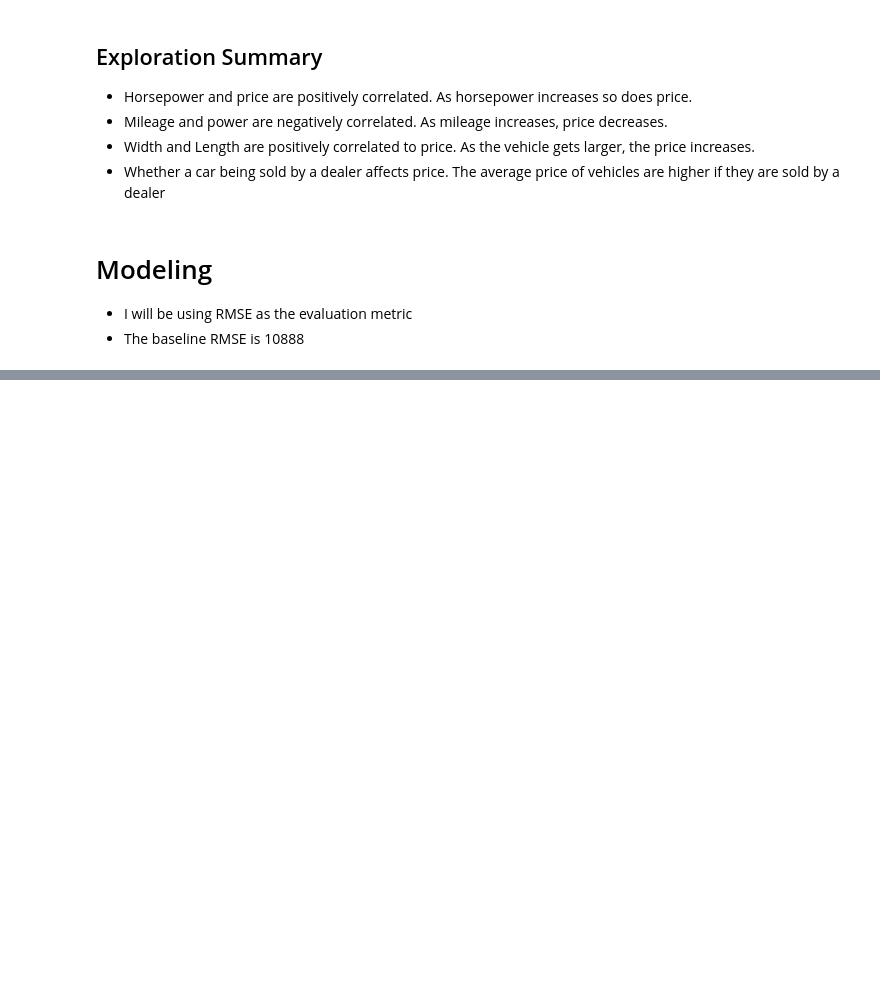
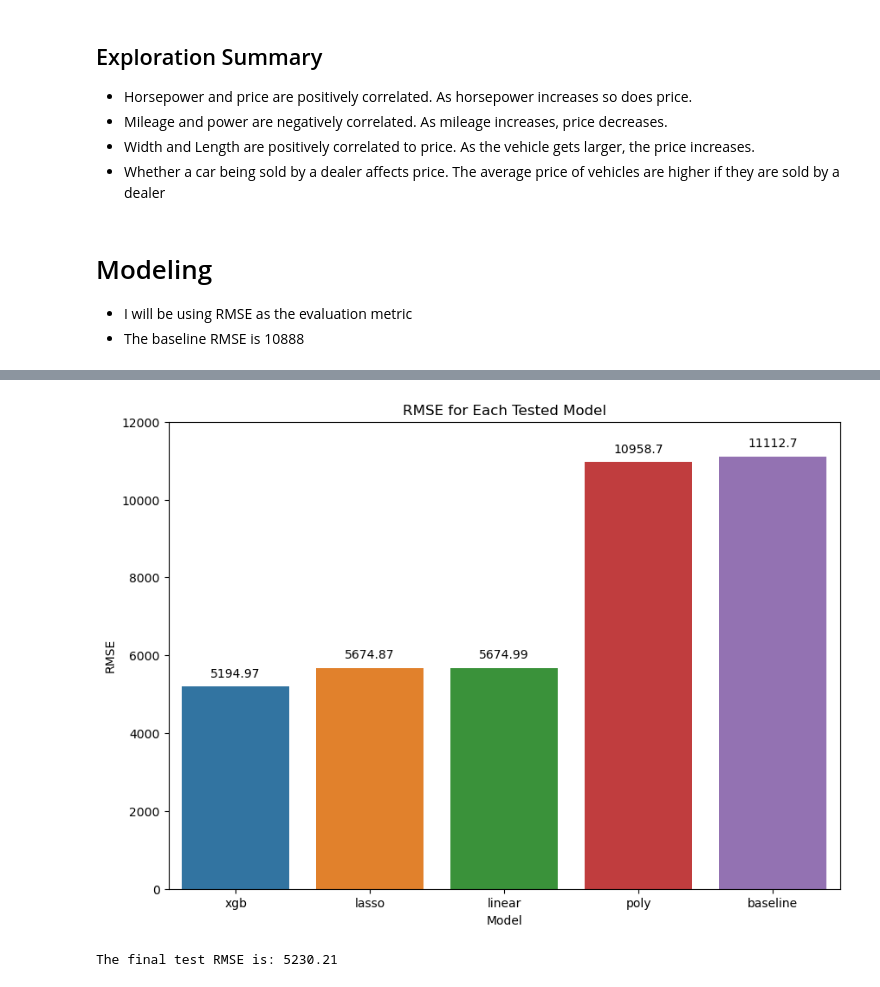
Before and after one commit to ihcrane/individual-project, a Jupyter notebook: final_report.ipynb, the cells around one changed output, grey strips where cells are left out. Cells and saved outputs as stored; diff of their text form; code cells hidden in the pictures; blank space fills up the shorter version.

```diff
--- a/final_report.ipynb
+++ b/final_report.ipynb
@@ -65,7 +65,7 @@ import prepare as p
 | year | Year the car was made |
 # %%
 # acquring and cleaning the data
-cars = wrangle_cars()
+cars = w.wrangle_cars()
 
 # splitting the data into train, validate and test
 train, val, test = p.train_val_test(cars)
@@ -197,2 +245,13 @@ f.val_plot(val_rmse)
+# %%
+# creating data frame of RMSE values for Validate data set
+val_rmse_df = f.val_rmse(val_preds)
+# %%
+# plotting RMSE values
+f.val_plot(val_rmse_df)
+# %% [output]
+[figure, added]
 # %%
+# running XGB Regressor on the test data set
 f.test_set(X_train, y_train, X_test, y_test)
+# %% [output]
+The final test RMSE is: 5230.21
```
Also changed, not shown: parts of 27 cells of this notebook, 4 other files.
